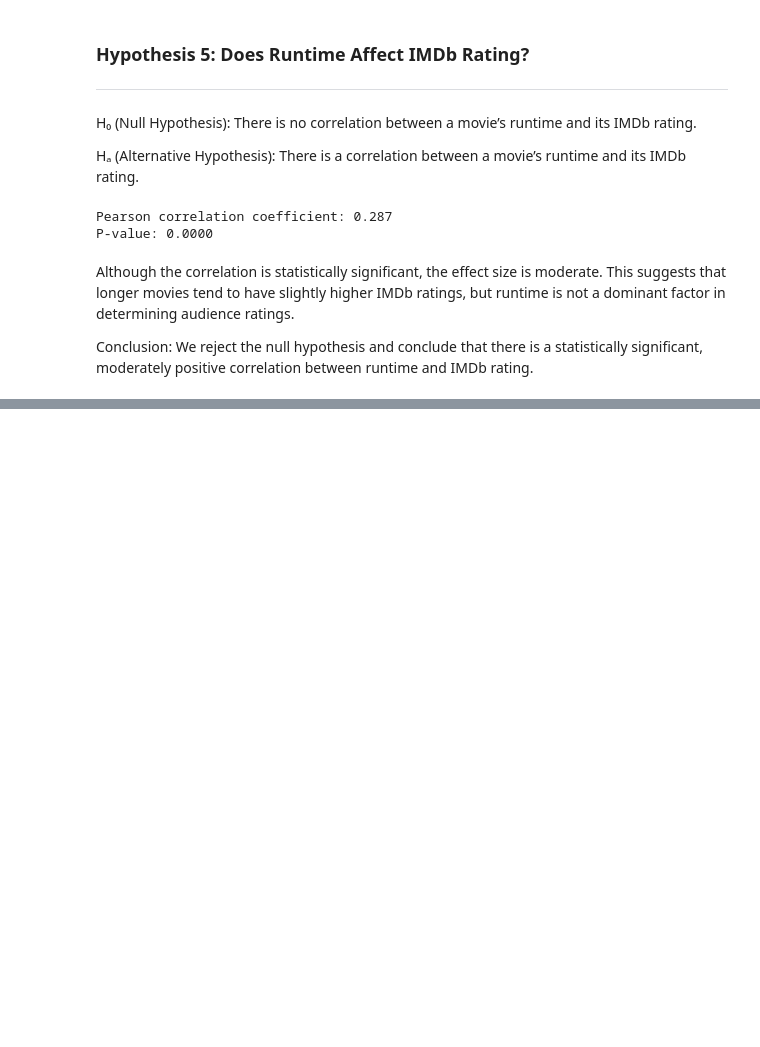
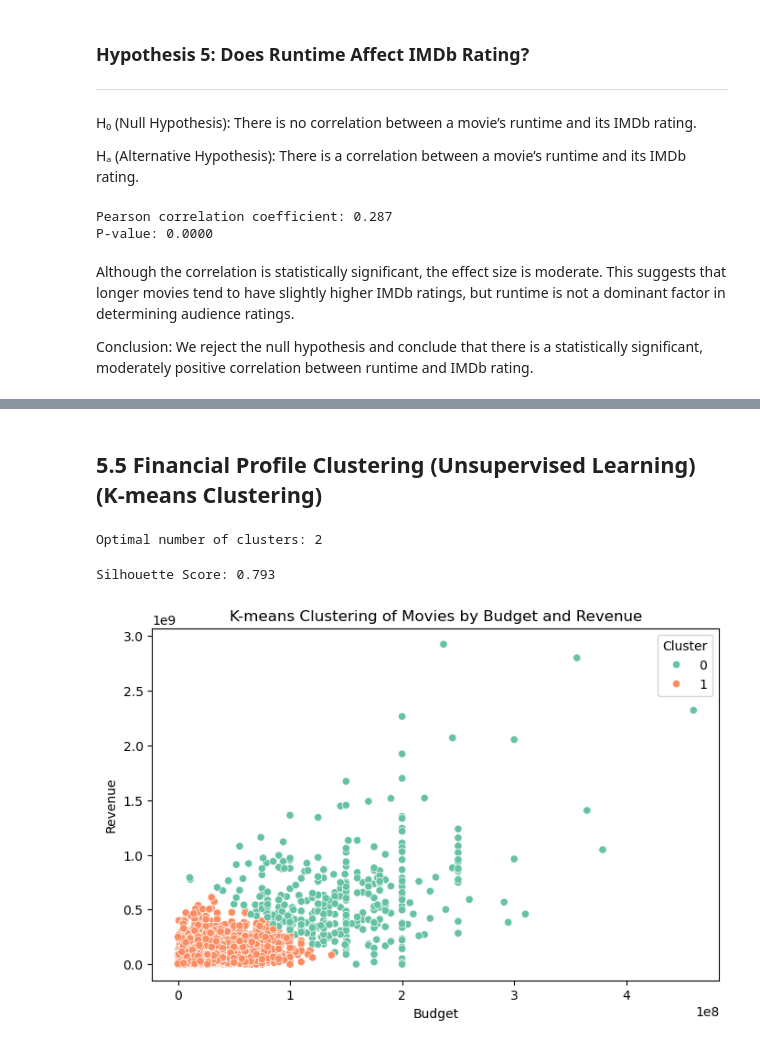
Before and after one commit to ivorionn/DSA210-TopMovies, a Jupyter notebook: top_movies.ipynb, the cells around one changed output, grey strips where cells are left out. Cells and saved outputs as stored; diff of their text form; code cells hidden in the pictures; blank space fills up the shorter version.

```diff
--- a/top_movies.ipynb
+++ b/top_movies.ipynb
@@ -615,0 +802,3 @@ Conclusion: We reject the null hypothesis and conclude that there is a statistic
+# %%
+X = scaler.fit_transform(X=X)
+X_train, X_test, y_train, y_test = train_test_split(X, y, test_size=0.2)
@@ -615,0 +841,3 @@ Conclusion: We reject the null hypothesis and conclude that there is a statistic
+# %%
+X = scaler.fit_transform(X=X)
+X_train, X_test, y_train, y_test = train_test_split(X, y, test_size=0.2)
@@ -615,0 +867,45 @@ Conclusion: We reject the null hypothesis and conclude that there is a statistic
+# %% [markdown]
+## 5.5 Financial Profile Clustering (Unsupervised Learning) (K-means Clustering)
+# %%
+from sklearn.cluster import KMeans
+from sklearn.metrics import silhouette_score
+
+# We'll use budget and revenues to find clusters with similar financial profiles
+X_cluster = df[["budget", "revenues"]]
+
+# Scale the data
+X_cluster_scaled = scaler.fit_transform(X_cluster)
+
+# Find optimal number of clusters using silhouette score
+scores = []
+for k in range(2, 7):
+    kmeans = KMeans(n_clusters=k, random_state=42, n_init=10)
+    labels = kmeans.fit_predict(X_cluster_scaled)
+    score = silhouette_score(X_cluster_scaled, labels)
+    scores.append(score)
+
+optimal_k = range(2, 7)[scores.index(max(scores))]
+print(f"Optimal number of clusters: {optimal_k}")
+
+# Fit KMeans with optimal number of clusters
+kmeans = KMeans(n_clusters=optimal_k, random_state=42, n_init=10)
+clusters = kmeans.fit_predict(X_cluster_scaled)
+df["cluster"] = clusters
+
+# Evaluate clustering with silhouette score
+sil_score = silhouette_score(X_cluster_scaled, clusters)
+print(f"Silhouette Score: {sil_score:.3f}")
+# %% [output]
+Optimal number of clusters: 2
+# %%
+# Visualize clusters
+plt.figure(figsize=(8, 5))
+sns.scatterplot(x="budget", y="revenues", hue="cluster", data=df, palette="Set2")
+plt.title("K-means Clustering of Movies by Budget and Revenue")
+plt.xlabel("Budget")
+plt.ylabel("Revenue")
+plt.legend(title="Cluster")
+plt.show()
+# %% [output]
+Silhouette Score: 0.793
+[figure, added]
```
Also changed, not shown: parts of 35 cells of this notebook, 2 other files.
